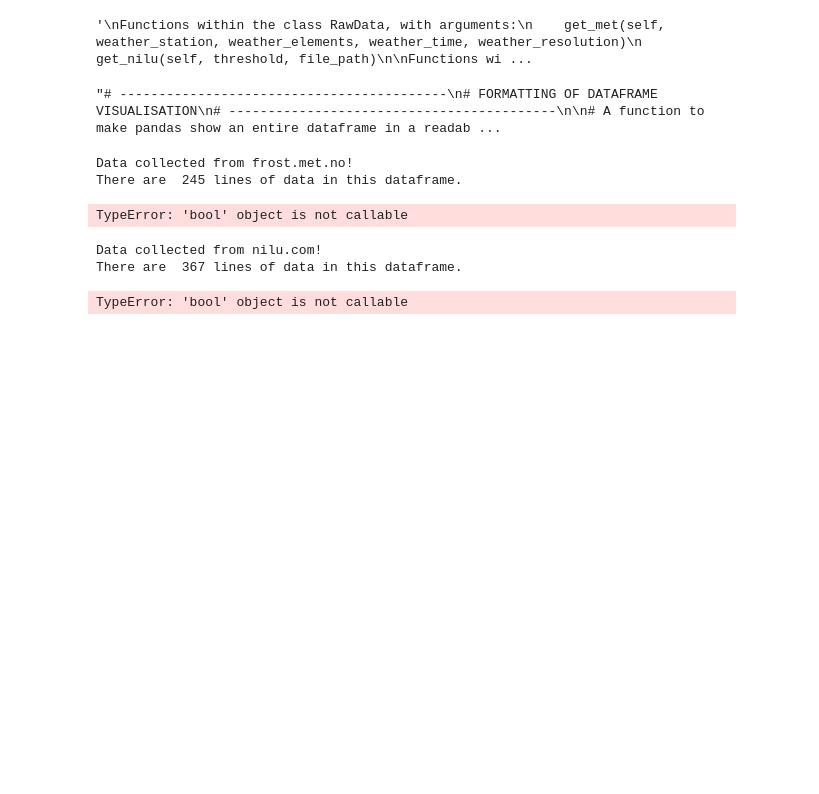
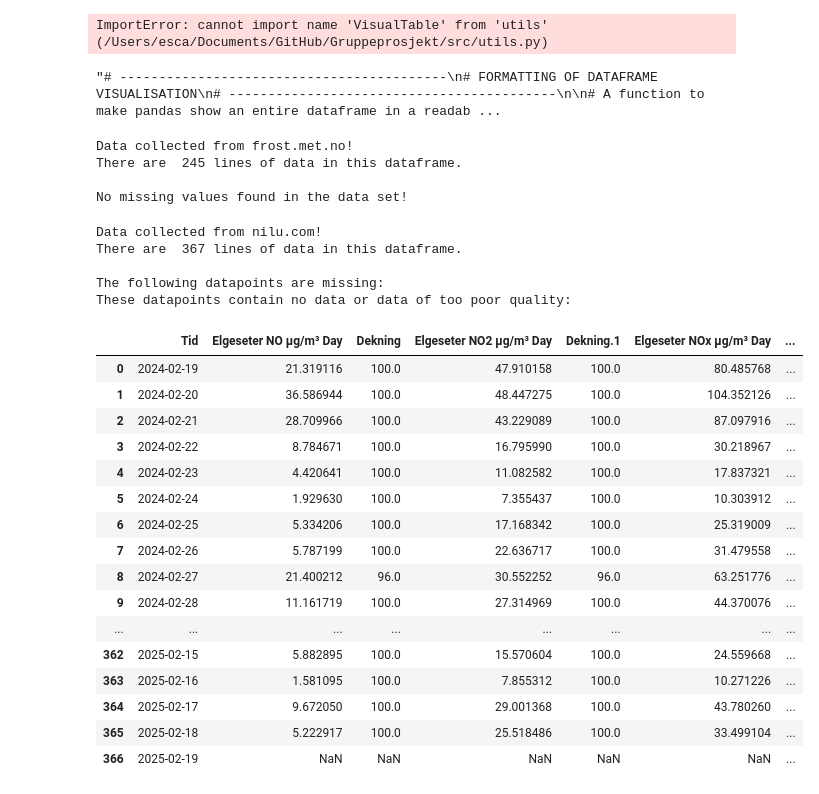
Before and after one commit to Ruchis356/Gruppeprosjekt, a Jupyter notebook: notebooks/main.ipynb, the cells around one changed output. Cells and saved outputs as stored; diff of their text form; code cells hidden in the pictures; blank space fills up the shorter version.

```diff
--- a/notebooks/main.ipynb
+++ b/notebooks/main.ipynb
@@ -16,9 +16,9 @@ raw_data = RawData()
 from data_handling import RefinedData
 ref_data = RefinedData()
 
-#Import the class VisualData
-from utils import VisualData
-pretty_data = VisualData()
+#Import the class VisualTable
+from utils import VisualTable
+pretty_table = VisualTable()
 
 """
 Functions within the class RawData, with arguments:
@@ -30,7 +30,7 @@ Functions within the class RefinedData, with arguments:
     show_zeroes(self, df)
 """
 # %% [output]
-'\nFunctions within the class RawData, with arguments:\n    get_met(self, weather_station, weather_elements, weather_time, weather_resolution)\n    get_nilu(self, threshold, file_path)\n\nFunctions wi ...
+ImportError: cannot import name 'VisualTable' from 'utils' (/Users/esca/Documents/GitHub/Gruppeprosjekt/src/utils.py)
 # %%
 '''# ------------------------------------------
 # FORMATTING OF DATAFRAME VISUALISATION
@@ -69,41 +69,61 @@ else:
         pass
 
 # Displaying the weather data as a table
-#pretty_data(df_weather)
+pretty_table.pretty_data(df_weather)
 # %% [output]
 Data collected from frost.met.no!
 There are  245 lines of data in this dataframe.
+
+No missing values found in the data set!
-TypeError: 'bool' object is not callable
 # %%
 # ------------------------------------------
 # AIR QUALITY DATA - IMPORT AND PROCESSING
 # ------------------------------------------
 
 # Variables that can be changed from run to run for the air quality data
 threshold = 95 # The threshold below which we will not use the data for analysis (uptime % of day)
 file_path = '../Data/luftkvalitet_trondheim_dag.csv' #Choose the file to get air quality data from
 
 # Run the module for importing the air quality data, and save it to a dataframe
 df_quality = raw_data.get_nilu(threshold, file_path)
 
 # Check if data was fetched successfully and check for missing values
 if df_quality is None:
     print("Failed to fetch weather data.")
 else:
     missing_data = ref_data.missing_data(df_quality)
     if missing_data is not None:
         print("The following datapoints are missing:")
         #pretty_data(missing_data)
     else:
         pass
 
 poor_quality_data = ref_data.show_zeroes(df_quality)
 print('These datapoints contain no data or data of too poor quality:')
 #pretty_data(poor_quality_data)
 
 # Displaying the air quality data as a table
-#pretty_data(df_quality)
+pretty_data.pretty_data(df_quality)
 # %% [output]
 Data collected from nilu.com!
 There are  367 lines of data in this dataframe.
+
+The following datapoints are missing:
+These datapoints contain no data or data of too poor quality:
-TypeError: 'bool' object is not callable
+|  | Tid | Elgeseter NO µg/m³ Day | Dekning | Elgeseter NO2 µg/m³ Day | Dekning.1 | Elgeseter NOx µg/m³ Day | ... |
+| 0 | 2024-02-19 | 21.319116 | 100.0 | 47.910158 | 100.0 | 80.485768 | ... |
+| 1 | 2024-02-20 | 36.586944 | 100.0 | 48.447275 | 100.0 | 104.352126 | ... |
+| 2 | 2024-02-21 | 28.709966 | 100.0 | 43.229089 | 100.0 | 87.097916 | ... |
+| 3 | 2024-02-22 | 8.784671 | 100.0 | 16.795990 | 100.0 | 30.218967 | ... |
+| 4 | 2024-02-23 | 4.420641 | 100.0 | 11.082582 | 100.0 | 17.837321 | ... |
+| 5 | 2024-02-24 | 1.929630 | 100.0 | 7.355437 | 100.0 | 10.303912 | ... |
+| 6 | 2024-02-25 | 5.334206 | 100.0 | 17.168342 | 100.0 | 25.319009 | ... |
+| 7 | 2024-02-26 | 5.787199 | 100.0 | 22.636717 | 100.0 | 31.479558 | ... |
+| 8 | 2024-02-27 | 21.400212 | 96.0 | 30.552252 | 96.0 | 63.251776 | ... |
+| 9 | 2024-02-28 | 11.161719 | 100.0 | 27.314969 | 100.0 | 44.370076 | ... |
+| ... | ... | ... | ... | ... | ... | ... | ... |
+| 362 | 2025-02-15 | 5.882895 | 100.0 | 15.570604 | 100.0 | 24.559668 | ... |
+| 363 | 2025-02-16 | 1.581095 | 100.0 | 7.855312 | 100.0 | 10.271226 | ... |
+| 364 | 2025-02-17 | 9.672050 | 100.0 | 29.001368 | 100.0 | 43.780260 | ... |
+| 365 | 2025-02-18 | 5.222917 | 100.0 | 25.518486 | 100.0 | 33.499104 | ... |
+| 366 | 2025-02-19 | NaN | NaN | NaN | NaN | NaN | ... |
```
